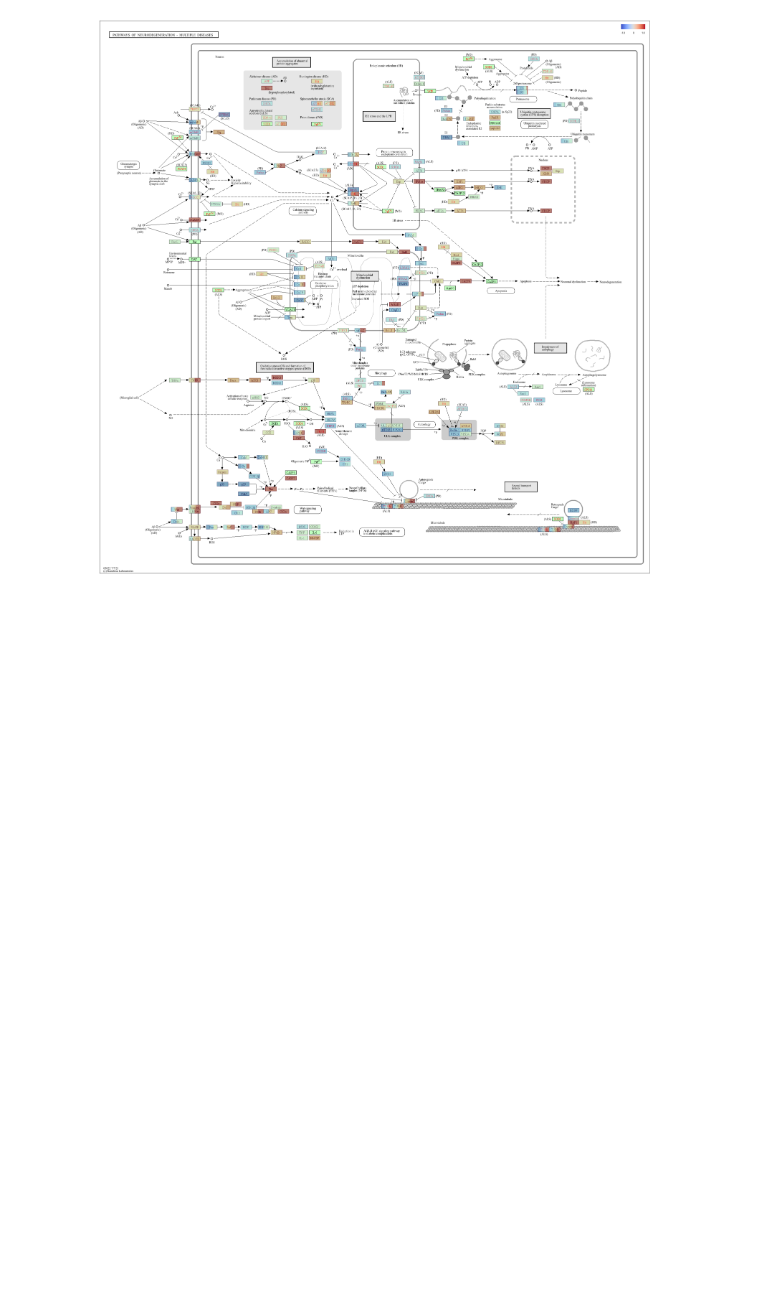
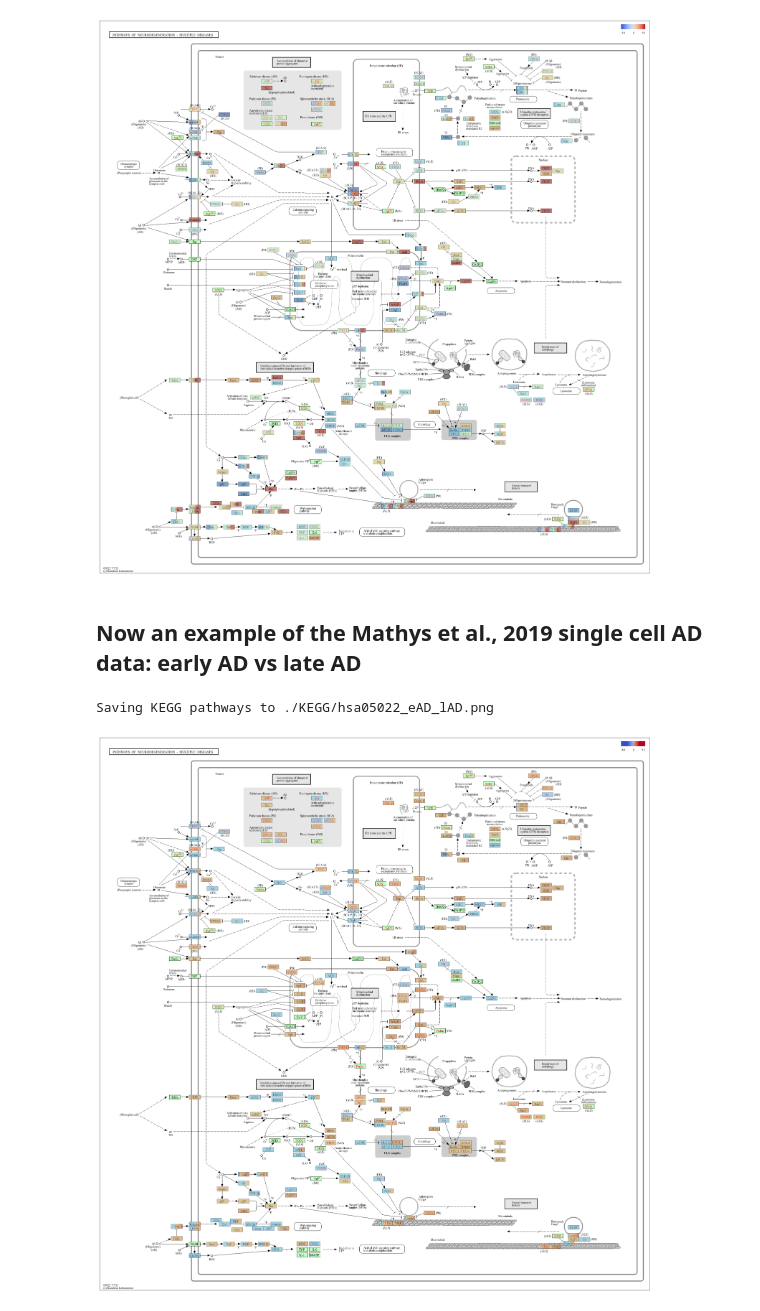
Before and after one commit to NiRuff/biocomet, a Jupyter notebook: UseCases/UseCase2-Circadian_Rhythm_Pathways_in_NDDs.ipynb, the cells around one changed output. Saved outputs shown, nothing was run; the diff lists cells and outputs as text; code cells hidden in the pictures; blank space fills up the shorter version.

```diff
--- a/UseCases/UseCase2-Circadian_Rhythm_Pathways_in_NDDs.ipynb
+++ b/UseCases/UseCase2-Circadian_Rhythm_Pathways_in_NDDs.ipynb
@@ -101,3 +122,22 @@ Saving KEGG pathways to ./KEGG/hsa04713_AD.png
 [figure]
 Saving KEGG pathways to ./KEGG/hsa05022_AD.png
 [figure]
+# %% [markdown]
+## Now an example of the Mathys et al., 2019 single cell AD data: early AD vs late AD
+# %%
+from biocomet.visualization import visualize_KEGG
+
+from biocomet.examples import sc_mathys2019_eAD_lAD
+
+eAD_long_df = sc_mathys2019_eAD_lAD.data
+
+ndd_genes = eAD_long_df[(eAD_long_df['Tissue'] == 'Exc_Neuron')]['Gene']
+ndd_reg = eAD_long_df[(eAD_long_df['Tissue'] == 'Exc_Neuron')]['FC']
+
+gene_reg_dict = dict(zip(ndd_genes, ndd_reg))
+
+# Visualize KEGG pathway for AD
+visualize_KEGG(pathway_id='hsa05022', gene_reg_dict=gene_reg_dict, organism='human', suffix='_eAD_lAD')
+# %% [output]
+Saving KEGG pathways to ./KEGG/hsa05022_eAD_lAD.png
+[figure, added]
```
Also changed, not shown: parts of 4 cells of this notebook, 6 other files.
